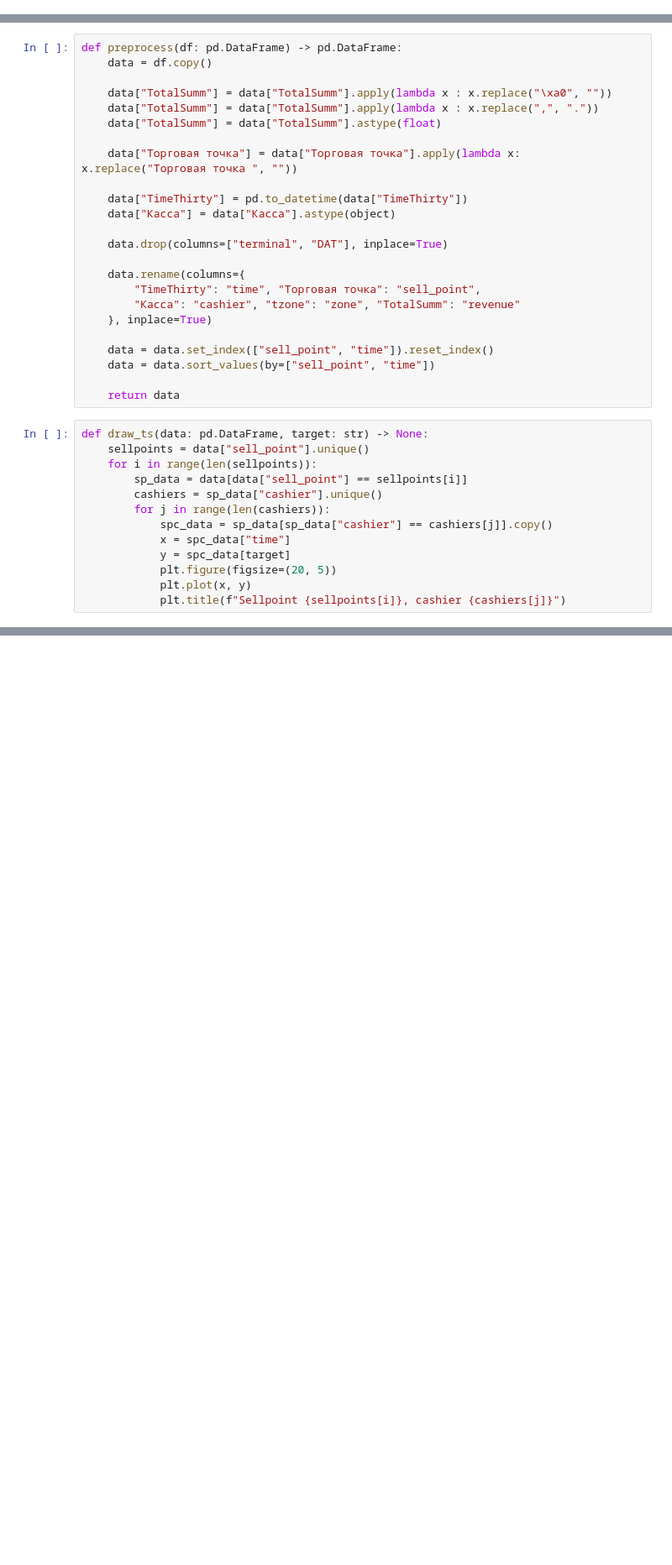
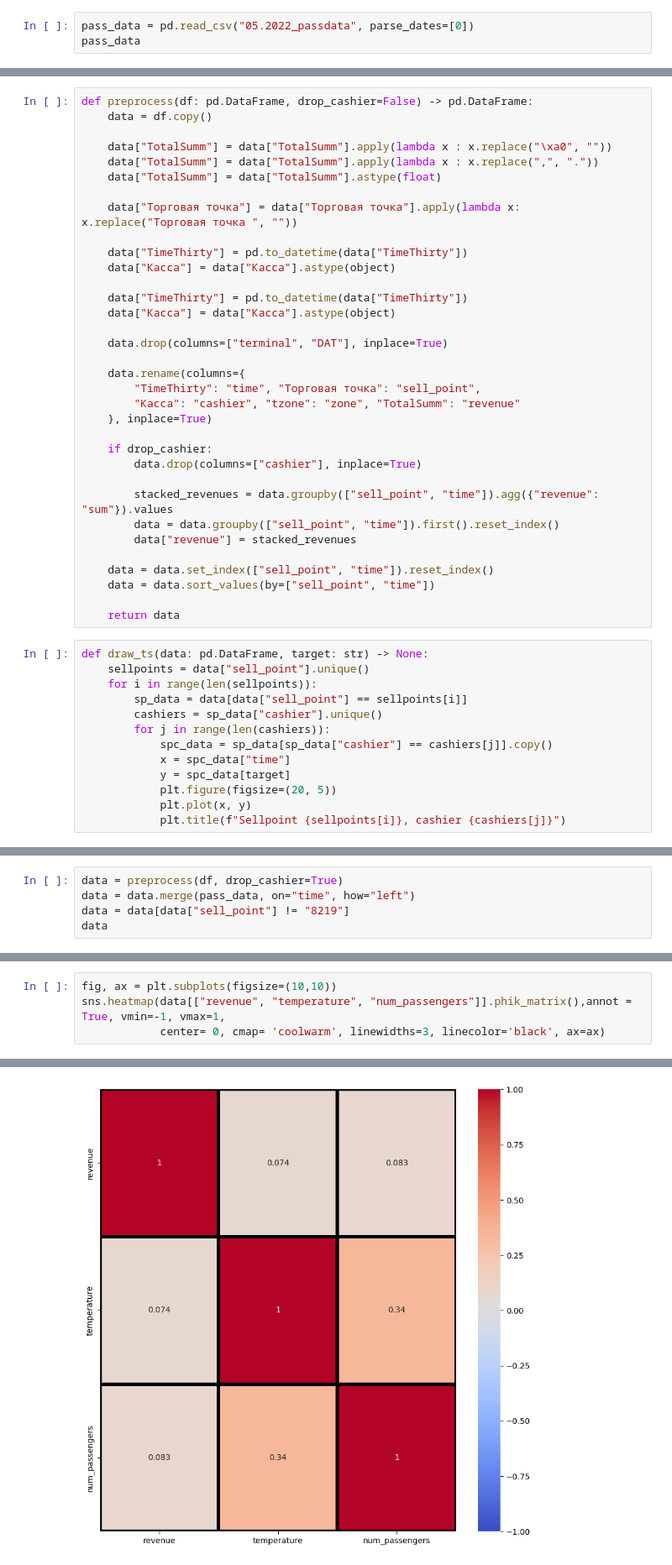
Before and after one commit to Wander1ngW1nd/Sheremem, a Jupyter notebook: revenue_preprocessing.ipynb, the cells around one changed output, grey strips where cells are left out. Shown at 84% size. Cells and saved outputs as stored; diff of their text form; blank space fills up the shorter version.

```diff
--- a/revenue_preprocessing.ipynb
+++ b/revenue_preprocessing.ipynb
@@ -36,0 +20,3 @@ TotalSumm ['755\xa0448' '46\xa0800' '160\xa0160' ... '1\xa0027\xa0600' '401\xa06
+# %%
+pass_data = pd.read_csv("05.2022_passdata", parse_dates=[0])
+pass_data
@@ -37,5 +37,5 @@ TotalSumm ['755\xa0448' '46\xa0800' '160\xa0160' ... '1\xa0027\xa0600' '401\xa06
 # %%
-def preprocess(df: pd.DataFrame) -> pd.DataFrame:
+def preprocess(df: pd.DataFrame, drop_cashier=False) -> pd.DataFrame:
     data = df.copy()
 
     data["TotalSumm"] = data["TotalSumm"].apply(lambda x : x.replace("\xa0", ""))
@@ -47,6 +47,9 @@ def preprocess(df: pd.DataFrame) -> pd.DataFrame:
     data["TimeThirty"] = pd.to_datetime(data["TimeThirty"])
     data["Касса"] = data["Касса"].astype(object)
 
+    data["TimeThirty"] = pd.to_datetime(data["TimeThirty"])
+    data["Касса"] = data["Касса"].astype(object)
+
     data.drop(columns=["terminal", "DAT"], inplace=True)
 
     data.rename(columns={
@@ -54,6 +57,13 @@ def preprocess(df: pd.DataFrame) -> pd.DataFrame:
         "Касса": "cashier", "tzone": "zone", "TotalSumm": "revenue"
     }, inplace=True)
 
+    if drop_cashier:
+        data.drop(columns=["cashier"], inplace=True)
+
+        stacked_revenues = data.groupby(["sell_point", "time"]).agg({"revenue": "sum"}).values
+        data = data.groupby(["sell_point", "time"]).first().reset_index()
+        data["revenue"] = stacked_revenues
+
     data = data.set_index(["sell_point", "time"]).reset_index()
     data = data.sort_values(by=["sell_point", "time"])
 
@@ -109,0 +105,5 @@ len(data["cashier"].unique())
+# %%
+data = preprocess(df, drop_cashier=True)
+data = data.merge(pass_data, on="time", how="left")
+data = data[data["sell_point"] != "8219"]
+data
@@ -109,0 +379,5 @@ len(data["cashier"].unique())
+# %%
+fig, ax = plt.subplots(figsize=(10,10))
+sns.heatmap(data[["revenue", "temperature", "num_passengers"]].phik_matrix(),annot = True, vmin=-1, vmax=1,
+            center= 0, cmap= 'coolwarm', linewidths=3, linecolor='black', ax=ax)
+# %% [output]
@@ -109,0 +386 @@ len(data["cashier"].unique())
+[figure, added]
```
Also changed, not shown: parts of 23 cells of this notebook, 51 other files.
